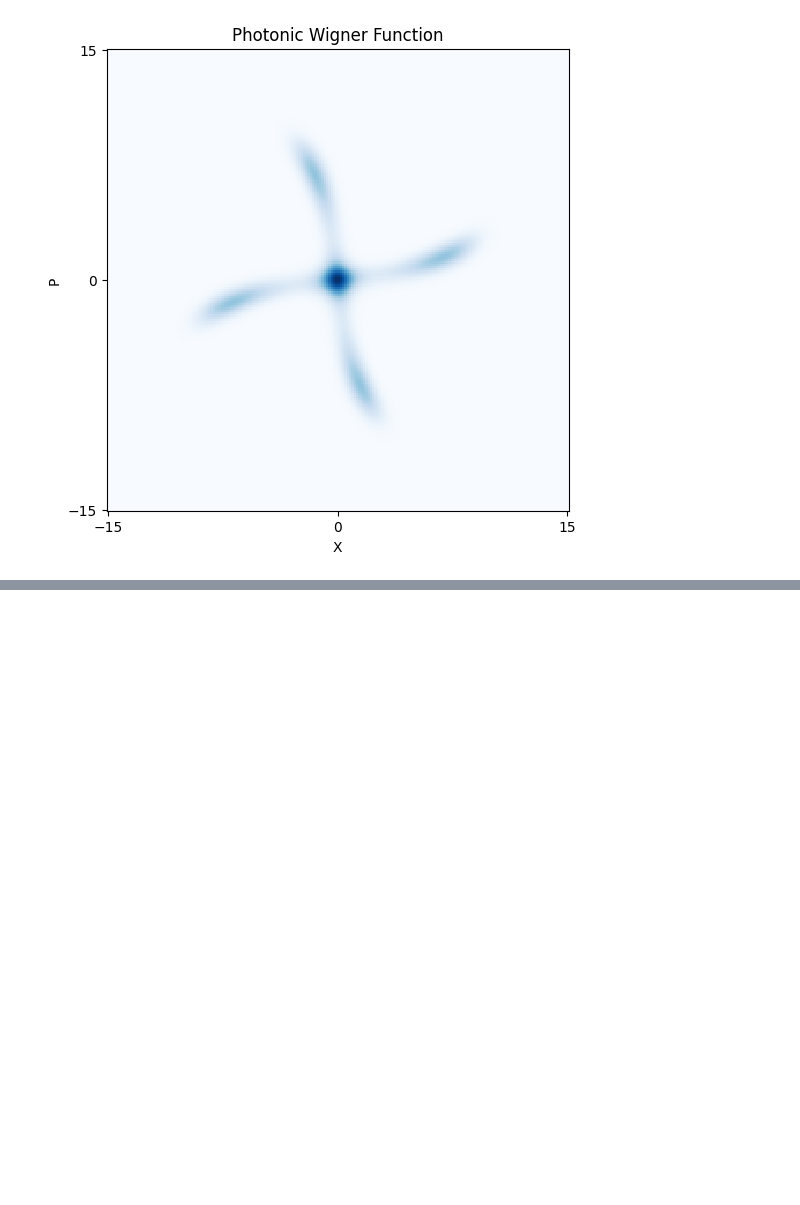
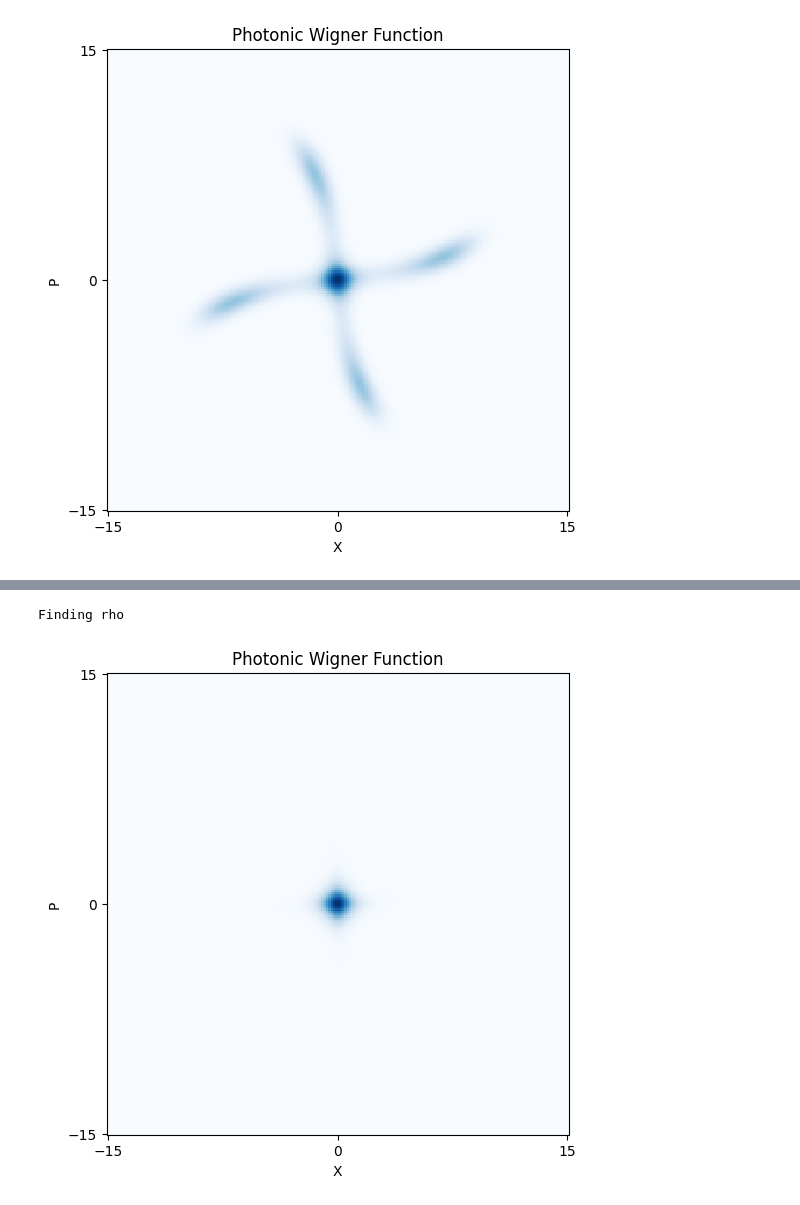
Before and after one commit to IronicOwl/MasterThesisShenanigans, a Jupyter notebook: Lindbladt/tpdt.ipynb, the cells around one changed output, grey strips where cells are left out. Drawn from its saved outputs; the diff is of its cells as text; code cells hidden in the pictures; blank space fills up the shorter version.

```diff
--- a/Lindbladt/tpdt.ipynb
+++ b/Lindbladt/tpdt.ipynb
@@ -191,0 +206,14 @@ Finding rho
+# %%
+N_spins = 5         # System size
+M_fock = 90        # Ensure this is high enough for convergence
+omega_c = 1.0
+omega_a = 1.0
+k1 = 0
+k2 = 0.1
+lam_val = 0.9    # Coupling strength for the 4-lobe superradiant state
+
+a, b, c, P_n, test_ss = simulate_two_photon_dicke(N_spins, M_fock, omega_c, omega_a, k1, k2, lam_val)
+plot_wigner_function(test_ss, x_max=15)
+# %% [output]
+Finding rho
+[figure, added]
```
Also changed, not shown: parts of 3 cells of this notebook, 2 other files.
